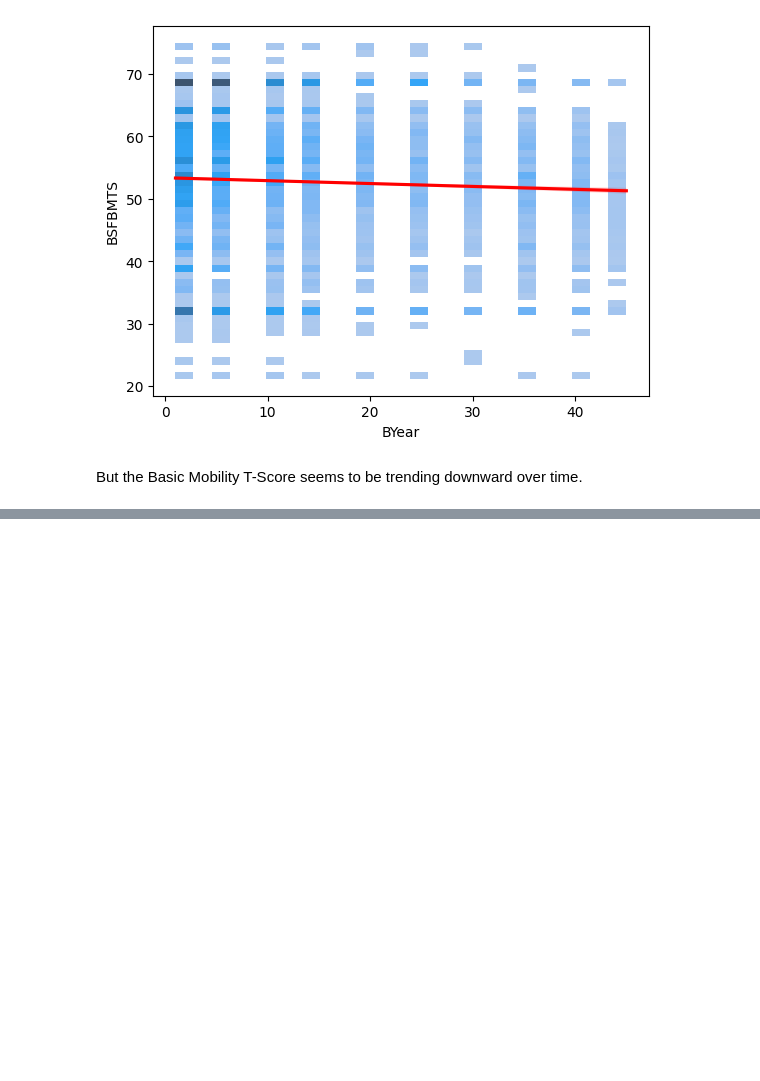
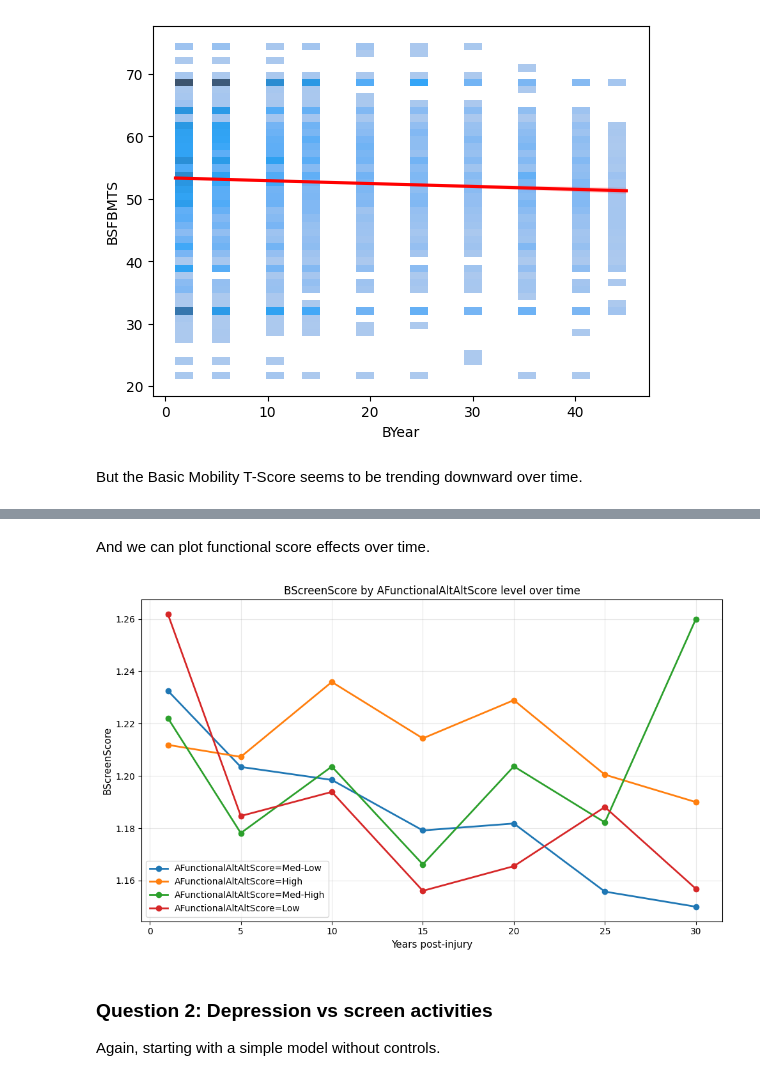
Before and after one commit to igoumiri/spinal, a Jupyter notebook: analysis.ipynb, the cells around one changed output, grey strips where cells are left out. Cells and saved outputs as stored; diff of their text form; code cells hidden in the pictures; blank space fills up the shorter version.

```diff
--- a/analysis.ipynb
+++ b/analysis.ipynb
@@ -2150,0 +956,40 @@ weighted avg       0.00      0.06      0.01       464
+# %%
+def plot_predictor_effects(df, outcome, predictor, time_var="BYear"):
+    """Plot outcome by predictor levels over time."""
+    df_plot = df[[outcome, predictor, time_var]].dropna()
+
+    if len(df_plot) == 0:
+        raise ValueError("No data available for predictor effects plot")
+
+    # Discretize predictor into quartiles for visualization
+    if df_plot[predictor].nunique() > 10:
+        df_plot["pred_group"] = pd.qcut(
+            df_plot[predictor],
+            q=4,
+            labels=["Low", "Med-Low", "Med-High", "High"],
+            duplicates="drop",
+        )
+    else:
+        df_plot["pred_group"] = df_plot[predictor]
+
+    fig, ax = plt.subplots(figsize=(10, 6))
+
+    for group in df_plot["pred_group"].unique():
+        group_data = df_plot[df_plot["pred_group"] == group]
+        mean_by_year = group_data.groupby(time_var)[outcome].mean()
+        ax.plot(
+            mean_by_year.index,
+            mean_by_year.values,
+            marker="o",
+            linewidth=2,
+            markersize=6,
+            label=f"{predictor}={group}",
+        )
+
+    ax.set_xlabel("Years post-injury", fontsize=11)
+    ax.set_ylabel(outcome, fontsize=11)
+    ax.set_title(f"{outcome} by {predictor} level over time", fontsize=12)
+    ax.legend()
+    ax.grid(True, alpha=0.3)
+    plt.tight_layout()
+    plt.show()
@@ -2150,0 +1069,10 @@ weighted avg       0.00      0.06      0.01       464
+# %% [markdown]
+And we can plot functional score effects over time.
+# %%
+plot_predictor_effects(df, "BScreenScore", "AFunctionalAltAltScore")
+# %% [output]
+[figure, added]
+# %% [markdown]
+### Question 2: Depression vs screen activities
+
+Again, starting with a simple model without controls.
```
Also changed, not shown: parts of 141 cells of this notebook.
